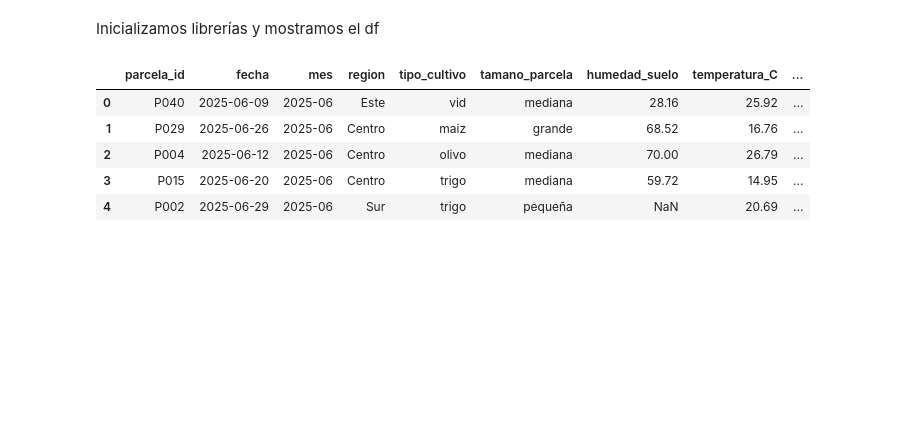
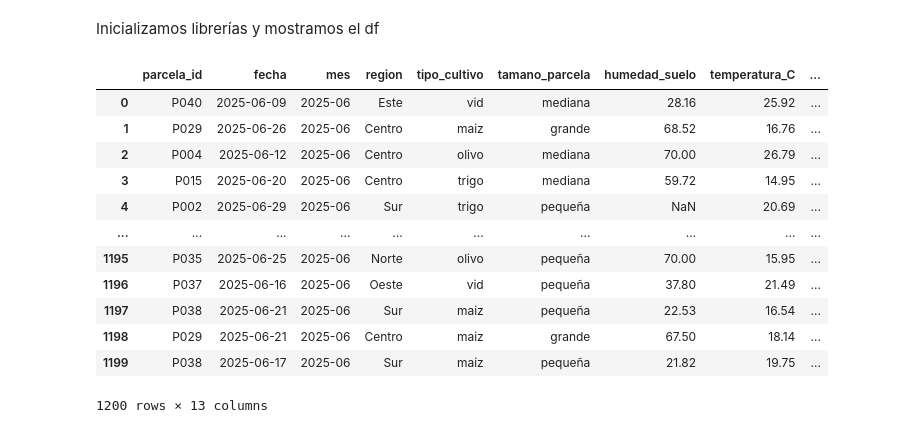
Before and after one commit to MarioGuti24/Proyecto1_Percepcion_Computacional, a Jupyter notebook: Practica Grupal/P1_HugoFernandez_FernandoViolero_MarioGutierrez.ipynb, the cells around one changed output. Drawn from its saved outputs; the diff is of its cells as text; code cells hidden in the pictures; blank space fills up the shorter version.

```diff
--- a/Practica Grupal/P1_HugoFernandez_FernandoViolero_MarioGutierrez.ipynb
+++ b/Practica Grupal/P1_HugoFernandez_FernandoViolero_MarioGutierrez.ipynb
@@ -11,17 +11,24 @@ Inicializamos librerías y mostramos el df
 # %%
 import pandas as pd
 import pandas as pd
 import numpy as np
 from scipy import stats
 from sklearn.covariance import EllipticEnvelope
 import matplotlib.pyplot as plt
 
 df = pd.read_csv("agri_sensors.csv")
-df.head()
+df
 # %% [output]
 |  | parcela_id | fecha | mes | region | tipo_cultivo | tamano_parcela | humedad_suelo | temperatura_C | ... |
 | 0 | P040 | 2025-06-09 | 2025-06 | Este | vid | mediana | 28.16 | 25.92 | ... |
 | 1 | P029 | 2025-06-26 | 2025-06 | Centro | maiz | grande | 68.52 | 16.76 | ... |
 | 2 | P004 | 2025-06-12 | 2025-06 | Centro | olivo | mediana | 70.00 | 26.79 | ... |
 | 3 | P015 | 2025-06-20 | 2025-06 | Centro | trigo | mediana | 59.72 | 14.95 | ... |
 | 4 | P002 | 2025-06-29 | 2025-06 | Sur | trigo | pequeña | NaN | 20.69 | ... |
+| ... | ... | ... | ... | ... | ... | ... | ... | ... | ... |
+| 1195 | P035 | 2025-06-25 | 2025-06 | Norte | olivo | pequeña | 70.00 | 15.95 | ... |
+| 1196 | P037 | 2025-06-16 | 2025-06 | Oeste | vid | pequeña | 37.80 | 21.49 | ... |
+| 1197 | P038 | 2025-06-21 | 2025-06 | Sur | maiz | pequeña | 22.53 | 16.54 | ... |
+| 1198 | P029 | 2025-06-21 | 2025-06 | Centro | maiz | grande | 67.50 | 18.14 | ... |
+| 1199 | P038 | 2025-06-17 | 2025-06 | Sur | maiz | pequeña | 21.82 | 19.75 | ... |
+1200 rows × 13 columns
```
Also changed, not shown: parts of 26 cells of this notebook.
